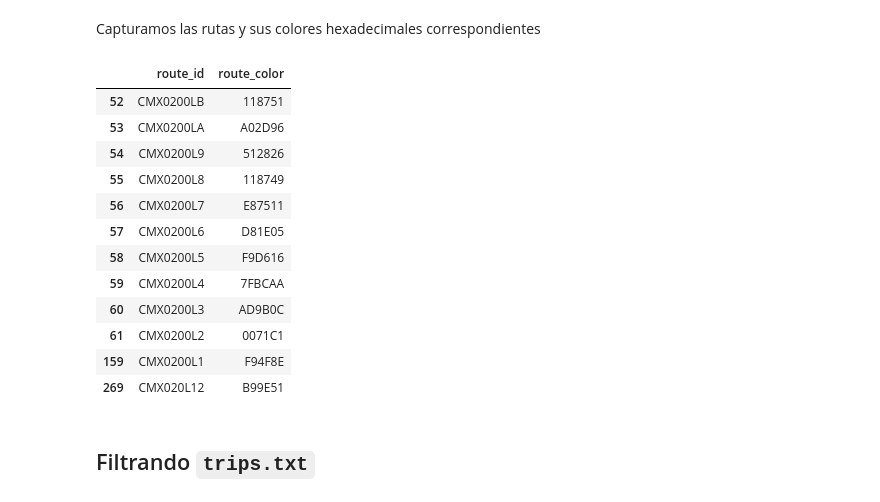
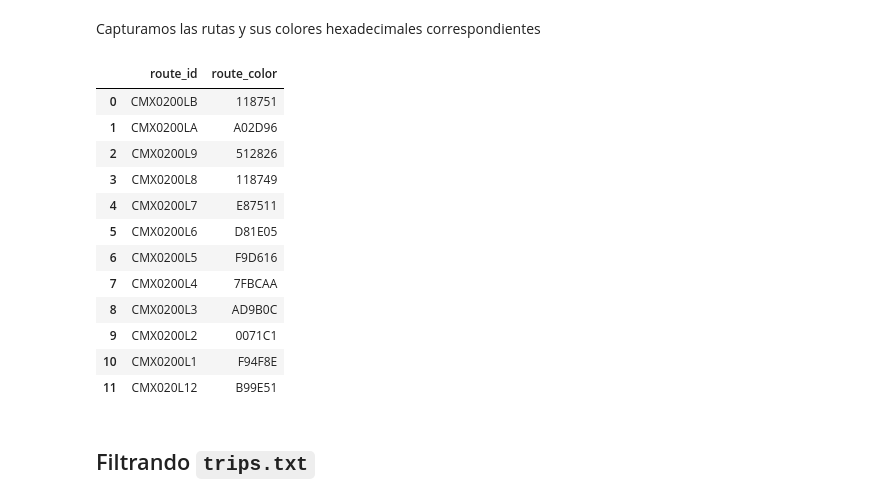
Before and after one commit to FedeSS99/MCE-TSP-Optimizacion, a Jupyter notebook: syntax/03_CreacionDBMetro.ipynb, the cells around one changed output. Saved outputs shown, nothing was run; the diff lists cells and outputs as text; code cells hidden in the pictures.

````diff
--- a/syntax/03_CreacionDBMetro.ipynb
+++ b/syntax/03_CreacionDBMetro.ipynb
@@ -40,22 +41,22 @@ list_metro_routes
 # %% [markdown]
 Capturamos las rutas y sus colores hexadecimales correspondientes
 # %%
-df_metro_routeid_colors = dataframes["routes"][["route_id", "route_color"]][dataframes["routes"]["route_id"].isin(list_metro_routes)]
+df_metro_routeid_colors = dataframes["routes"][["route_id", "route_color"]][dataframes["routes"]["route_id"].isin(list_metro_routes)].reset_index().drop(labels = "index", axis = 1)
 df_metro_routeid_colors
 # %% [output]
 |  | route_id | route_color |
-| 52 | CMX0200LB | 118751 |
-| 53 | CMX0200LA | A02D96 |
-| 54 | CMX0200L9 | 512826 |
-| 55 | CMX0200L8 | 118749 |
-| 56 | CMX0200L7 | E87511 |
-| 57 | CMX0200L6 | D81E05 |
-| 58 | CMX0200L5 | F9D616 |
-| 59 | CMX0200L4 | 7FBCAA |
-| 60 | CMX0200L3 | AD9B0C |
-| 61 | CMX0200L2 | 0071C1 |
-| 159 | CMX0200L1 | F94F8E |
-| 269 | CMX020L12 | B99E51 |
+| 0 | CMX0200LB | 118751 |
+| 1 | CMX0200LA | A02D96 |
+| 2 | CMX0200L9 | 512826 |
+| 3 | CMX0200L8 | 118749 |
+| 4 | CMX0200L7 | E87511 |
+| 5 | CMX0200L6 | D81E05 |
+| 6 | CMX0200L5 | F9D616 |
+| 7 | CMX0200L4 | 7FBCAA |
+| 8 | CMX0200L3 | AD9B0C |
+| 9 | CMX0200L2 | 0071C1 |
+| 10 | CMX0200L1 | F94F8E |
+| 11 | CMX020L12 | B99E51 |
 # %% [markdown]
 ## Filtrando ```trips.txt```
 # %% [markdown]
````
Also changed, not shown: parts of 13 cells of this notebook.
